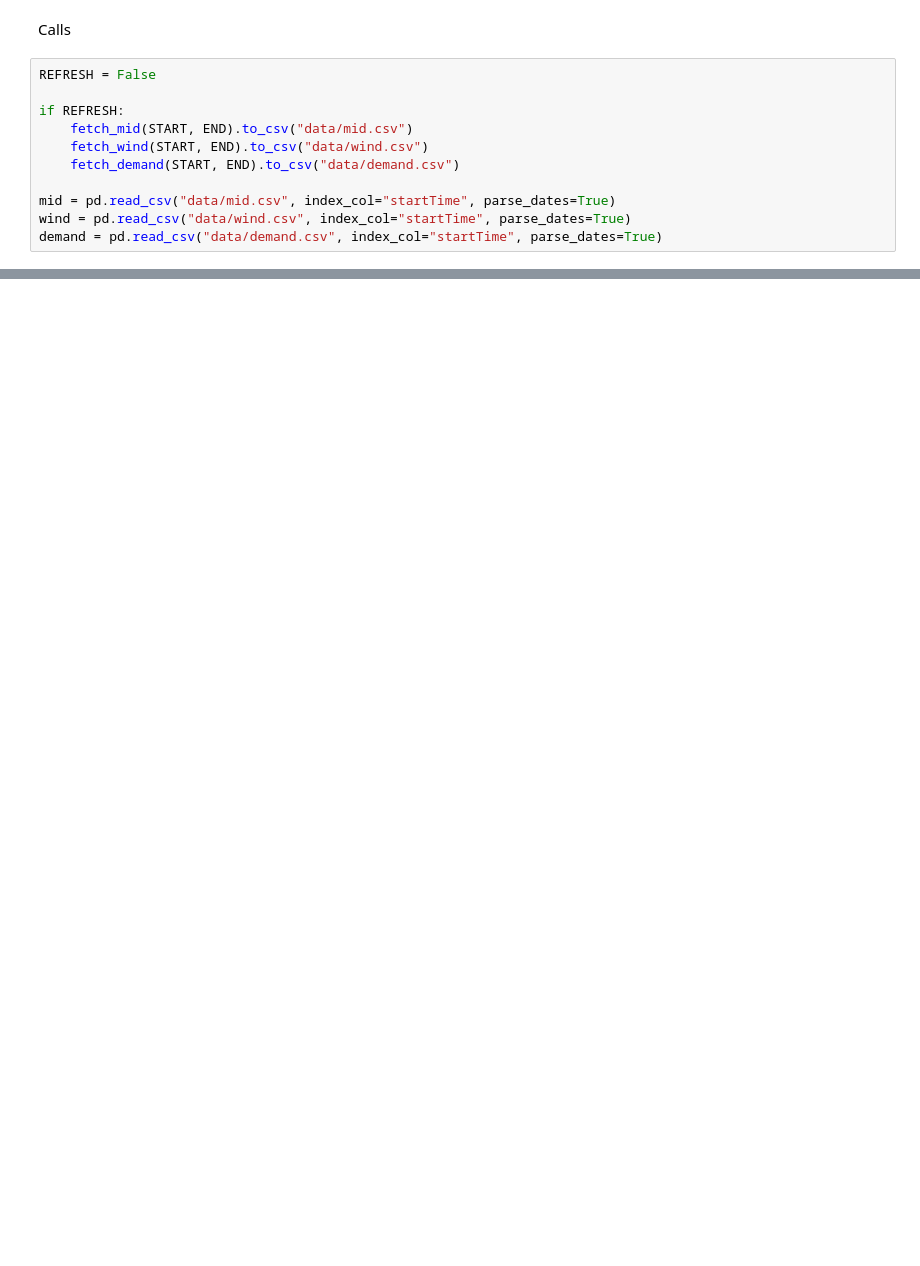
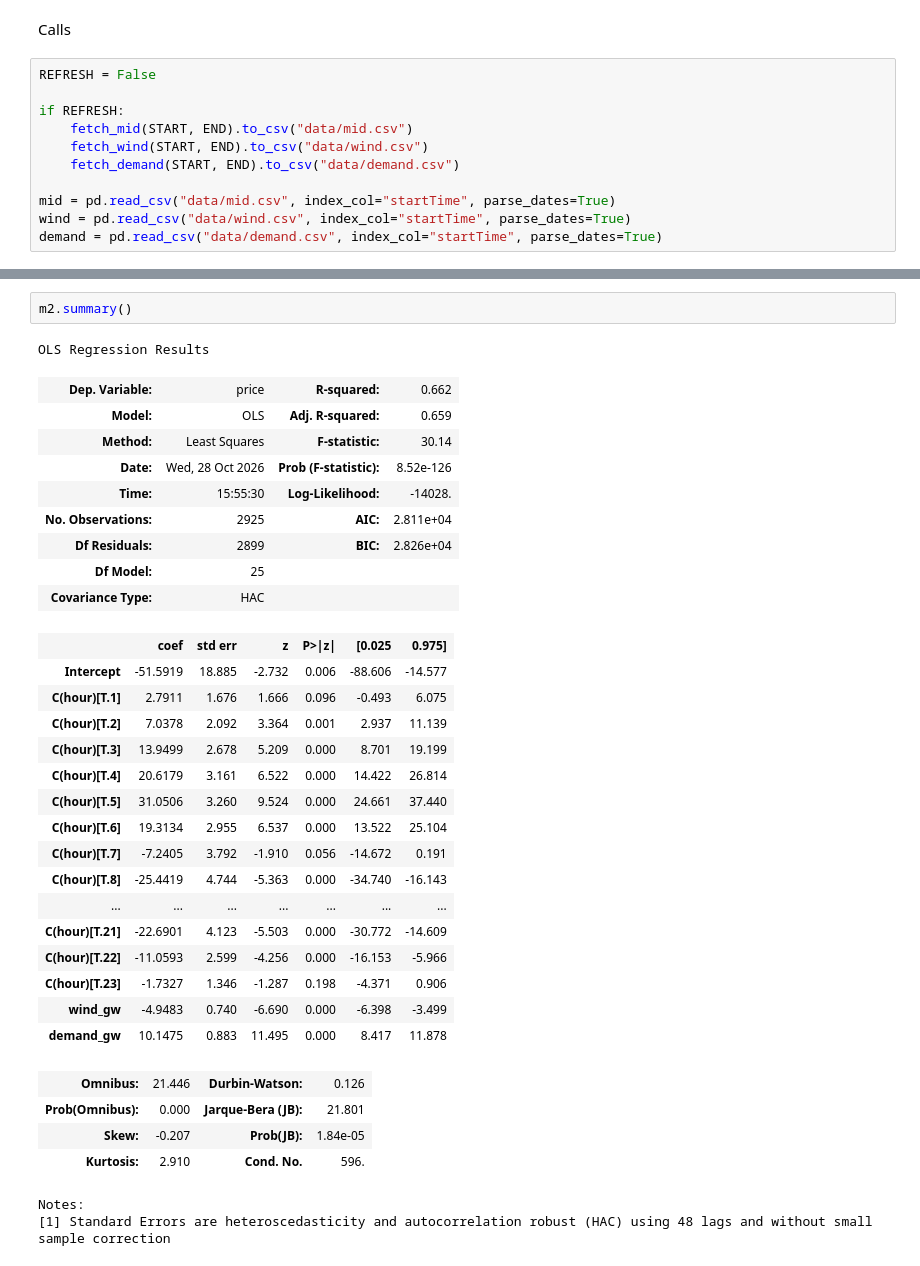
Before and after one commit to rorytann/gb-wind-power-price, a Jupyter notebook: analysis.ipynb, the cells around one changed output, grey strips where cells are left out. Drawn from its saved outputs; the diff is of its cells as text; blank space fills up the shorter version.

```diff
--- a/analysis.ipynb
+++ b/analysis.ipynb
@@ -32,0 +128,35 @@ df.to_csv("data/merged.csv")
+# %%
+m2.summary()
+# %% [output]
+OLS Regression Results
+| Dep. Variable: | price | R-squared: | 0.662 |
+| Model: | OLS | Adj. R-squared: | 0.659 |
+| Method: | Least Squares | F-statistic: | 30.14 |
+| Date: | Wed, 28 Oct 2026 | Prob (F-statistic): | 8.52e-126 |
+| Time: | 15:55:30 | Log-Likelihood: | -14028. |
+| No. Observations: | 2925 | AIC: | 2.811e+04 |
+| Df Residuals: | 2899 | BIC: | 2.826e+04 |
+| Df Model: | 25 |  |  |
+| Covariance Type: | HAC |  |  |
+|  | coef | std err | z | P>|z| | [0.025 | 0.975] |
+| Intercept | -51.5919 | 18.885 | -2.732 | 0.006 | -88.606 | -14.577 |
+| C(hour)[T.1] | 2.7911 | 1.676 | 1.666 | 0.096 | -0.493 | 6.075 |
+| C(hour)[T.2] | 7.0378 | 2.092 | 3.364 | 0.001 | 2.937 | 11.139 |
+| C(hour)[T.3] | 13.9499 | 2.678 | 5.209 | 0.000 | 8.701 | 19.199 |
+| C(hour)[T.4] | 20.6179 | 3.161 | 6.522 | 0.000 | 14.422 | 26.814 |
+| C(hour)[T.5] | 31.0506 | 3.260 | 9.524 | 0.000 | 24.661 | 37.440 |
+| C(hour)[T.6] | 19.3134 | 2.955 | 6.537 | 0.000 | 13.522 | 25.104 |
+| C(hour)[T.7] | -7.2405 | 3.792 | -1.910 | 0.056 | -14.672 | 0.191 |
+| C(hour)[T.8] | -25.4419 | 4.744 | -5.363 | 0.000 | -34.740 | -16.143 |
+| ... | ... | ... | ... | ... | ... | ... |
+| C(hour)[T.21] | -22.6901 | 4.123 | -5.503 | 0.000 | -30.772 | -14.609 |
+| C(hour)[T.22] | -11.0593 | 2.599 | -4.256 | 0.000 | -16.153 | -5.966 |
+| C(hour)[T.23] | -1.7327 | 1.346 | -1.287 | 0.198 | -4.371 | 0.906 |
+| wind_gw | -4.9483 | 0.740 | -6.690 | 0.000 | -6.398 | -3.499 |
+| demand_gw | 10.1475 | 0.883 | 11.495 | 0.000 | 8.417 | 11.878 |
+| Omnibus: | 21.446 | Durbin-Watson: | 0.126 |
+| Prob(Omnibus): | 0.000 | Jarque-Bera (JB): | 21.801 |
+| Skew: | -0.207 | Prob(JB): | 1.84e-05 |
+| Kurtosis: | 2.910 | Cond. No. | 596. |
+Notes:
+[1] Standard Errors are heteroscedasticity and autocorrelation robust (HAC) using 48 lags and without small sample correction
```
Also changed, not shown: parts of 18 cells of this notebook, 2 other files.
